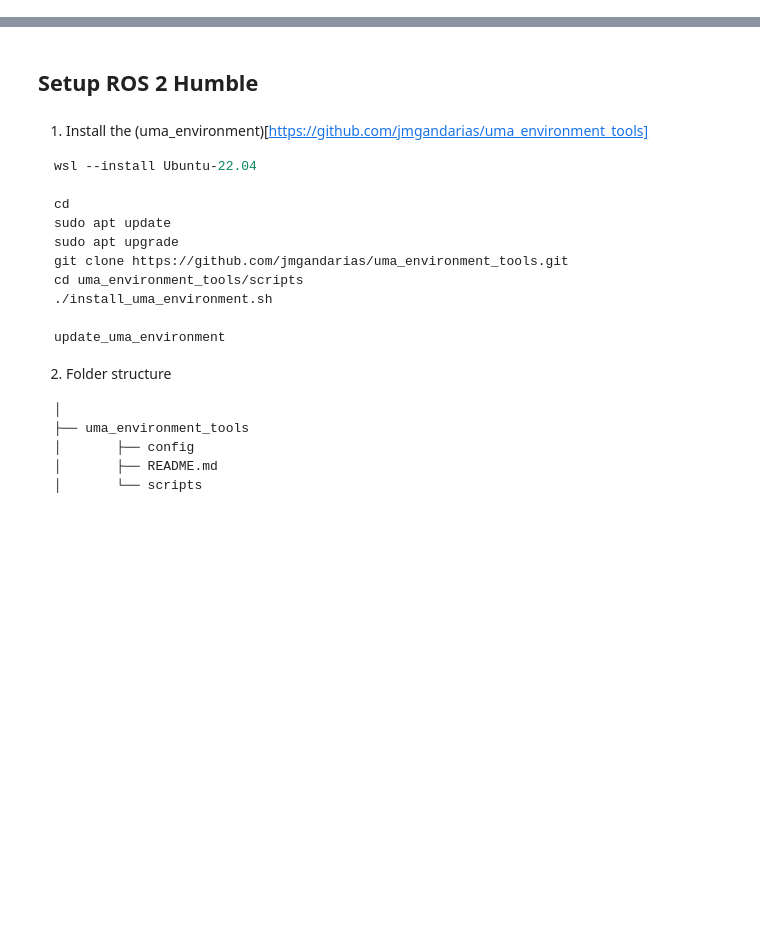
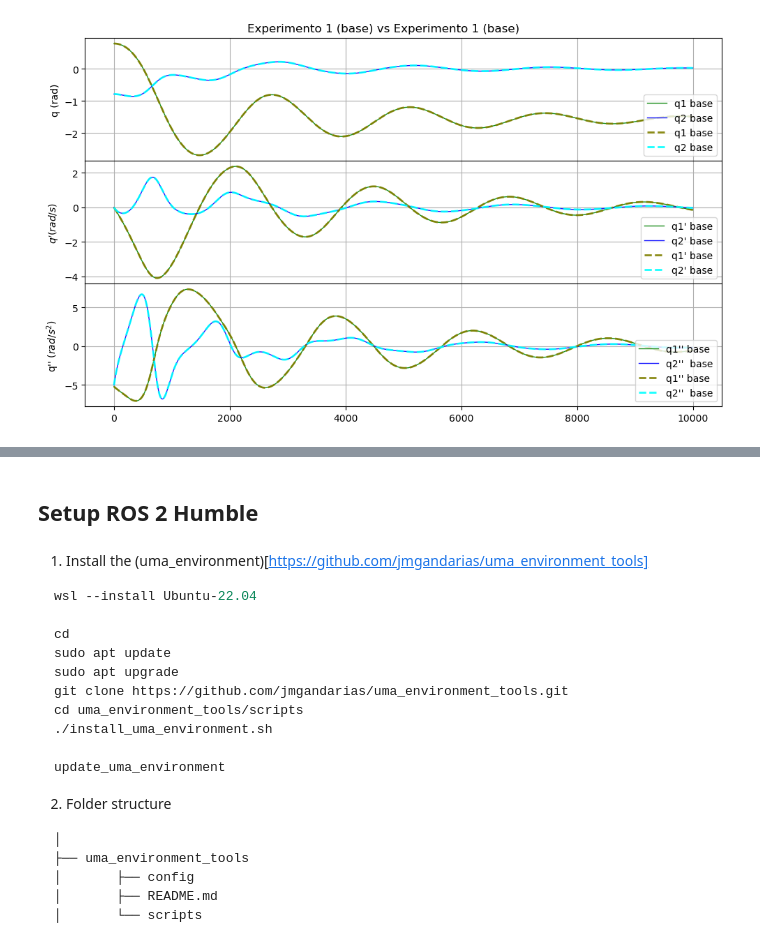
Before and after one commit to rpluma/armanip, a Jupyter notebook: jupyter/lab2/lab2.ipynb, the cells around one changed output, grey strips where cells are left out. Drawn from its saved outputs; the diff is of its cells as text; code cells hidden in the pictures; blank space fills up the shorter version.

```diff
--- a/jupyter/lab2/lab2.ipynb
+++ b/jupyter/lab2/lab2.ipynb
@@ -10,0 +88,31 @@ Pendientes lab2:
+# %%
+import pandas as pd
+import matplotlib.pyplot as plt
+
+dfBase = pd.read_csv("../../matlab/lab2/experiment1.csv")
+x = dfBase.index
+colnames = dfBase.columns
+colorBase = ['green', 'blue']*3
+colorCamb = ['olive', 'cyan']*3
+tiposCamb = ['0 no aplica', 'base', 'm1*2', 'm2*2', 'l1*2', 'l2*2', 'b1*2', 'b2*2', 'g*2' ]
+ejesy = ["q (rad)", r"$q' (rad/s)$", r"q'' $(rad/s^2)$"]
+tipoBase = ' '+tiposCamb[1]
+
+def Comparar(iCamb): # iCamb = 2...8
+    dfCamb = pd.read_csv("../../matlab/lab2/experiment{}.csv".format(iCamb))
+    fig, axes = plt.subplots(3, 1, figsize=(10, 6), sharey=False)
+    tipoCamb = ' '+tiposCamb[iCamb]
+    for i, ax in enumerate(axes):
+        colx = colnames[i*2]
+        coly = colnames[i*2+1]
+        ax.plot(x, dfBase[colx], label=colx+tipoBase, color=colorBase[i*2], linestyle='-', linewidth=1, alpha=0.9)
+        ax.plot(x, dfBase[coly], label=coly+tipoBase, color=colorBase[i*2+1], linestyle='-', linewidth=1, alpha=0.9)
+        ax.plot(x, dfCamb[colx], label=colx+tipoCamb, color=colorCamb[i*2], linestyle='--', linewidth=2, alpha=0.9)
+        ax.plot(x, dfCamb[coly], label=coly+tipoCamb, color=colorCamb[i*2+1], linestyle='--', linewidth=2, alpha=0.9)
+        ax.grid(True) # Add a grid for easier reading
+        ax.legend(loc='lower right') # Show the legend with labels
+        ax.tick_params(axis='x', labelbottom=(i==2), bottom=(i==2))
+        ax.set_ylabel(ejesy[i])
+    plt.tight_layout(rect=[0, 0, 1, 0.97])
+    fig.suptitle("Experimento 1 ({}) vs Experimento {} ({})".format(tiposCamb[1], iCamb, tiposCamb[iCamb]))
+    plt.subplots_adjust(wspace=0, hspace=0)
@@ -11 +130,5 @@ Pendientes lab2:
+# %%
+Comparar(1)
+# %% [output]
+[figure, added]
 # %% [markdown]
```
Also changed, not shown: parts of 18 cells of this notebook, 6 other files.
